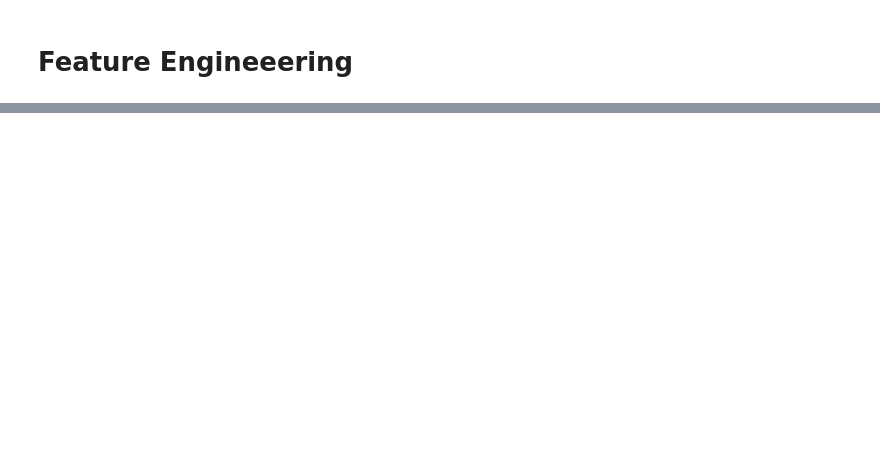
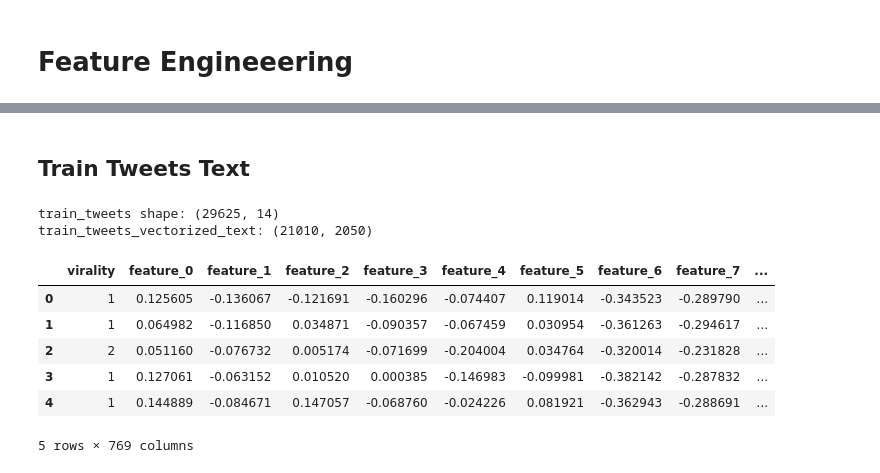
Before and after one commit to shpatrickguo/bitgrit, a Jupyter notebook: Viral Tweets Prediction Challenge/Viral Tweets Prediction Challenge.ipynb, the cells around one changed output, grey strips where cells are left out. Drawn from its saved outputs; the diff is of its cells as text; code cells hidden in the pictures; blank space fills up the shorter version.

```diff
--- a/Viral Tweets Prediction Challenge/Viral Tweets Prediction Challenge.ipynb
+++ b/Viral Tweets Prediction Challenge/Viral Tweets Prediction Challenge.ipynb
@@ -394,0 +417,21 @@ Counter({True: 2046, False: 2})
+# %% [markdown]
+## Train Tweets Text
+# %%
+print("train_tweets shape:", train_tweets.shape)
+print("train_tweets_vectorized_text:", train_tweets_vectorized_media.shape)
+
+# Match row number between train tweets and vectorized text
+vectorized_text_df = pd.merge(train_tweets, train_tweets_vectorized_text, on='tweet_id', how='right')
+# Drop extra columns
+vectorized_text_df.drop(train_tweets.columns.difference(['virality']), axis=1, inplace=True)
+vectorized_text_df.head()
+# %% [output]
+train_tweets shape: (29625, 14)
+train_tweets_vectorized_text: (21010, 2050)
+|  | virality | feature_0 | feature_1 | feature_2 | feature_3 | feature_4 | feature_5 | feature_6 | feature_7 | ... |
+| 0 | 1 | 0.125605 | -0.136067 | -0.121691 | -0.160296 | -0.074407 | 0.119014 | -0.343523 | -0.289790 | ... |
+| 1 | 1 | 0.064982 | -0.116850 | 0.034871 | -0.090357 | -0.067459 | 0.030954 | -0.361263 | -0.294617 | ... |
+| 2 | 2 | 0.051160 | -0.076732 | 0.005174 | -0.071699 | -0.204004 | 0.034764 | -0.320014 | -0.231828 | ... |
+| 3 | 1 | 0.127061 | -0.063152 | 0.010520 | 0.000385 | -0.146983 | -0.099981 | -0.382142 | -0.287832 | ... |
+| 4 | 1 | 0.144889 | -0.084671 | 0.147057 | -0.068760 | -0.024226 | 0.081921 | -0.362943 | -0.288691 | ... |
+5 rows × 769 columns
```
Also changed, not shown: parts of 6 cells of this notebook.
